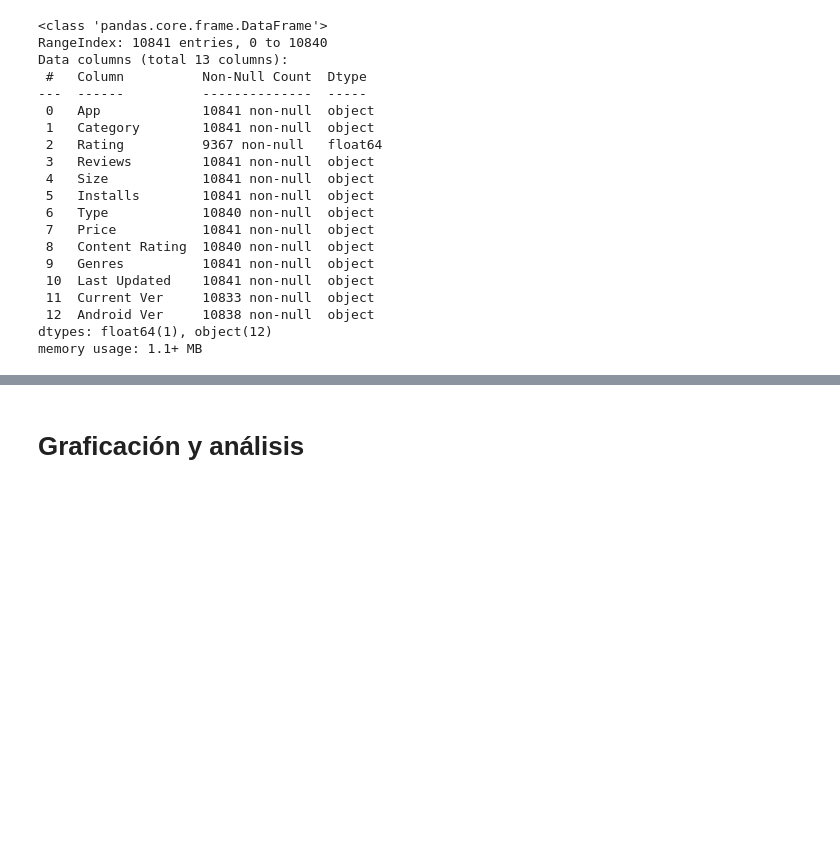
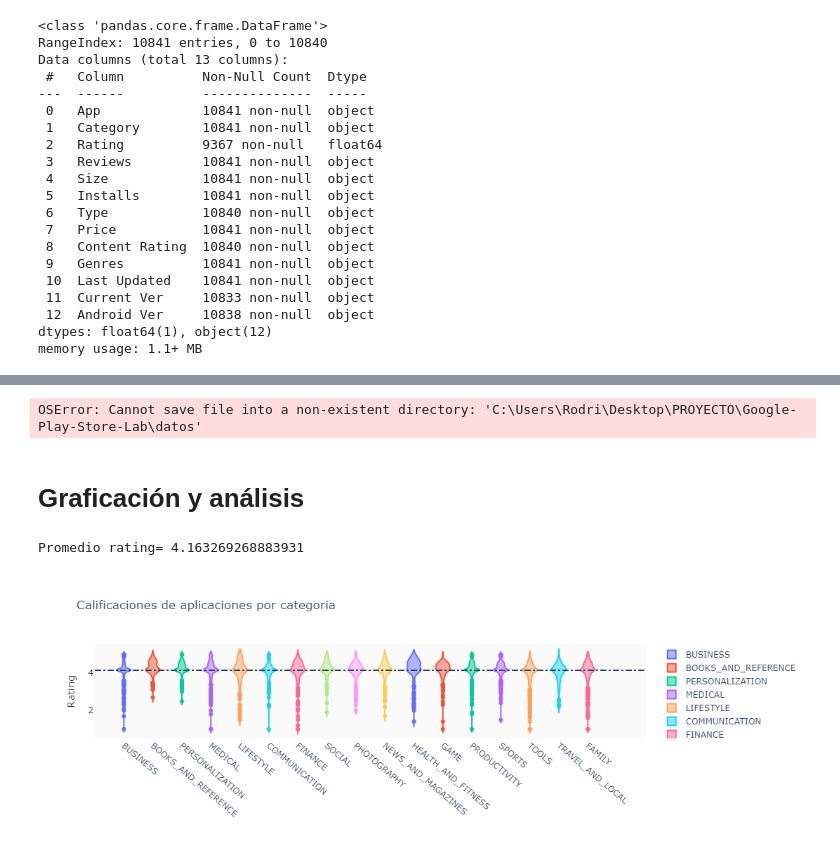
Before and after one commit to claudia17018/Google-Play-Store-Lab, a Jupyter notebook: notebooks/laboratorio/Lab2_Graf-Analisis_Playstore.ipynb, the cells around one changed output, grey strips where cells are left out. Drawn from its saved outputs; the diff is of its cells as text; code cells hidden in the pictures; blank space fills up the shorter version.

Commit message:
Se fusiono archivo con las graficas

```diff
--- a/notebooks/laboratorio/Lab2_Graf-Analisis_Playstore.ipynb
+++ b/notebooks/laboratorio/Lab2_Graf-Analisis_Playstore.ipynb
@@ -17,7 +19,7 @@ import warnings
 warnings.filterwarnings('ignore')
 # %%
 # Filtar los datos
-df= pd.read_csv('../../datos/playstore.csv')
+df= pd.read_csv('playstore.csv')
 df
 # %% [output]
 |  | App | Category | Rating | Reviews | Size | Installs | Type | Price | Content Rating | Genres | ... |
@@ -157,0 +151,3 @@ df
+# %%
+# llenando los datos nulos con la fila anterios
+df['Last Updated'] = df['Last Updated'].fillna(method='ffill')
@@ -170,5 +260,11 @@ df.info()
 # %%
-# Contar valores NaN por columna
-#nan_counts = df.isnull().sum()
-nan_counts = df.isna().sum()
-nan_counts
+# Guardar los datos limpios en un nuevo archivo CSV
+# Ruta y nombre de archivo
+df['Last Updated'] = pd.to_datetime(df['Last Updated'])
+ruta2 = r"C:\Users\Rodri\Desktop\PROYECTO\Google-Play-Store-Lab\datos\\"
+file2 = "playstore_cleaned.csv"
+
+# Guardar el DataFrame en un archivo CSV en la ruta especificada
+df.to_csv(ruta2 + file2, index=False, date_format='%Y-%m-%d')
+# %% [output]
+OSError: Cannot save file into a non-existent directory: 'C:\Users\Rodri\Desktop\PROYECTO\Google-Play-Store-Lab\datos'
@@ -176,0 +361,40 @@ nan_counts
+# %%
+df=df.groupby('Installs').filter(lambda x: len(x)>0)
+# %%
+groups=df.groupby('Category').filter(lambda x: len(x)>170).reset_index()
+print('Promedio rating=',np.nanmean(list(groups.Rating)))
+import plotly.graph_objects as go
+
+c=['hsl('+str(h)+',50%,50%)' for h in np.linspace(0,720,len(set(groups.Category)))]
+fig = go.Figure(
+    layout={
+        'title':'Calificaciones de aplicaciones por categoria',
+        'xaxis':{'tickangle':40},
+        'yaxis':{'title':'Rating'},
+        'plot_bgcolor':'rgb(250,250,250)',
+        'shapes':[
+            {
+                'type':'line',
+                'x0':-1,
+                'y0':np.nanmean(list(groups.Rating)),
+                'x1': 18,
+                'y1':np.nanmean(list(groups.Rating)),
+                'line':{'dash':'dashdot'}
+
+            }
+        ]
+    },
+data=[
+    {
+        'y': df.loc[df.Category==category]['Rating'],
+        'type':'violin',
+        'name':category,
+        'showlegend':True,
+    } for i,category in enumerate(list(set(groups.Category)))
+],
+)
+
+fig.show()
+# %% [output]
+Promedio rating= 4.163269268883931
+[figure, added]
```
Also changed, not shown: parts of 30 cells of this notebook.
